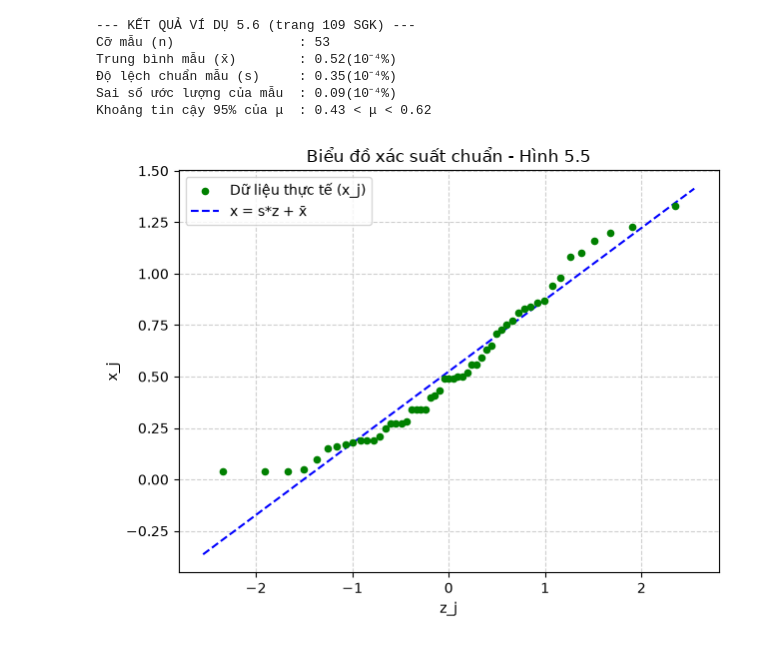
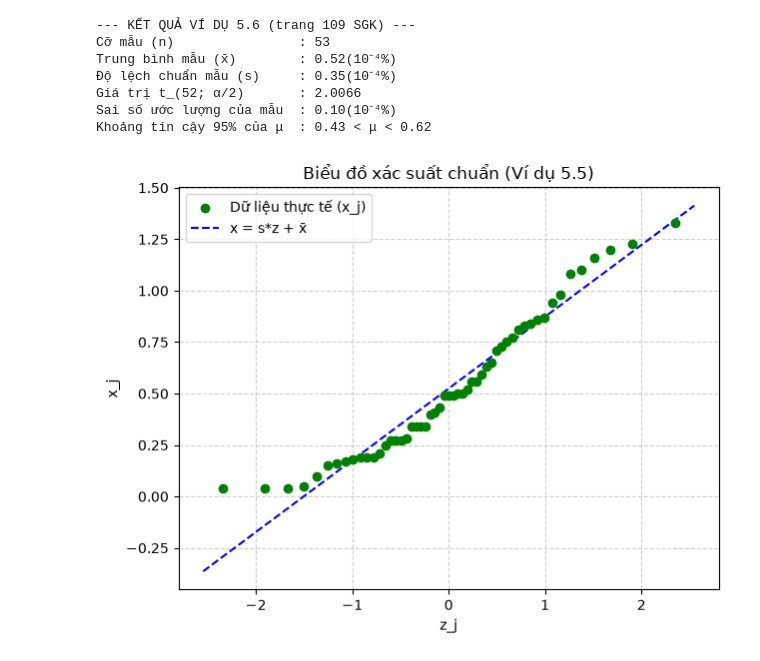
Before and after one commit to nguyenhoaingocnhi/XSTK, a Jupyter notebook: Thuyet_Trinh_XSTK/chuong5_nLonHon30.ipynb, the cells around one changed output. Saved outputs shown, nothing was run; the diff lists cells and outputs as text; code cells hidden in the pictures.

```diff
--- a/Thuyet_Trinh_XSTK/chuong5_nLonHon30.ipynb
+++ b/Thuyet_Trinh_XSTK/chuong5_nLonHon30.ipynb
@@ -2,7 +2,7 @@
 import numpy as np
 import pandas as pd
 import matplotlib.pyplot as plt
-from scipy.stats import norm
+from scipy.stats import norm, t
 
 # 1. Khai báo số liệu trực tiếp từ Ví dụ 5.6 trang 109 SGK (53 hồ ở Florida)
 data_goc = np.array([
@@ -13,6 +13,7 @@ data_goc = np.array([
     1.20, 0.71, 0.19, 0.41, 0.50, 0.56, 1.10, 0.65, 0.27,
     0.27, 0.50, 0.77, 0.73, 0.34, 0.17, 0.16, 0.27
 ])
+x_j = np.sort(data_goc)
 
 # 2. Sắp xếp số liệu tăng dần và tính đặc trưng mẫu
 data_sap_xep = np.sort(data_goc)
@@ -22,44 +23,47 @@ s = np.std(data_sap_xep, ddof=1)
 
 # 3. Tính khoảng tin cậy 95% (vì n = 53 > 30 nên t xấp xỉ z)
 α = 0.05
-z_α_2 = norm.ppf(1 - α / 2)
-ε = z_α_2 * (s / np.sqrt(n))
+#z_α_2 = norm.ppf(1 - α / 2)
+t_α_2 = t.ppf(1 - α / 2, df=n - 1)
+ε = t.ppf(1 - α / 2, df=n - 1) * (s / np.sqrt(n))
 can_duoi = x̄ - ε
 can_tren = x̄ + ε
 
 print("--- KẾT QUẢ VÍ DỤ 5.6 (trang 109 SGK) ---")
 print(f"Cỡ mẫu (n)                : {n}")
 print(f"Trung bình mẫu (x̄)        : {x̄:.2f}(10⁻⁴%)")
 print(f"Độ lệch chuẩn mẫu (s)     : {s:.2f}(10⁻⁴%)")
+print(f"Giá trị t_(52; α/2)       : {t_α_2:.4f}")
 print(f"Sai số ước lượng của mẫu  : {ε:.2f}(10⁻⁴%)")
 print(f"Khoảng tin cậy 95% của μ  : {can_duoi:.2f} < μ < {can_tren:.2f}\n")
 
 # 4. Tính toán thông số cho biểu đồ xác suất chuẩn (Hình 5.5)
 j = np.arange(1, n + 1)
 p_j = (j - 0.5) / n
 z_j = norm.ppf(p_j)
 
 # 5. Vẽ biểu đồ
 plt.figure(figsize=(12, 5))
 
 # Biểu đồ xác suất chuẩn (Tái hiện Hình 5.5)
 plt.subplot(1, 2, 2)
-plt.scatter(z_j, data_sap_xep, color='green', s=20, zorder=5, label='Dữ liệu thực tế (x_j)')
-z_line = np.linspace(min(z_j) - 0.2, max(z_j) + 0.2, 100)
-plt.plot(z_line, s * z_line + x̄, color='blue', linestyle='--', label='x = s*z + x̄')
-plt.title('Biểu đồ xác suất chuẩn - Hình 5.5')
+plt.scatter(z_j, x_j, color='green', zorder=5, label='Dữ liệu thực tế (x_j)')
+z_ends = np.array([min(z_j) - 0.2, max(z_j) + 0.2])
+plt.plot(z_ends, s * z_ends + x̄, 'b--', label='x = s*z + x̄')
+plt.title('Biểu đồ xác suất chuẩn (Ví dụ 5.5)')
 plt.xlabel('z_j')
 plt.ylabel('x_j')
 plt.legend()
 plt.grid(True, linestyle='--', alpha=0.6)
 
 plt.tight_layout()
 plt.show()
 # %% [output]
 --- KẾT QUẢ VÍ DỤ 5.6 (trang 109 SGK) ---
 Cỡ mẫu (n)                : 53
 Trung bình mẫu (x̄)        : 0.52(10⁻⁴%)
 Độ lệch chuẩn mẫu (s)     : 0.35(10⁻⁴%)
-Sai số ước lượng của mẫu  : 0.09(10⁻⁴%)
+Giá trị t_(52; α/2)       : 2.0066
+Sai số ước lượng của mẫu  : 0.10(10⁻⁴%)
 Khoảng tin cậy 95% của μ  : 0.43 < μ < 0.62
-[figure, old version]
+[figure, new version]
```
Also changed, not shown: 2 other files.
